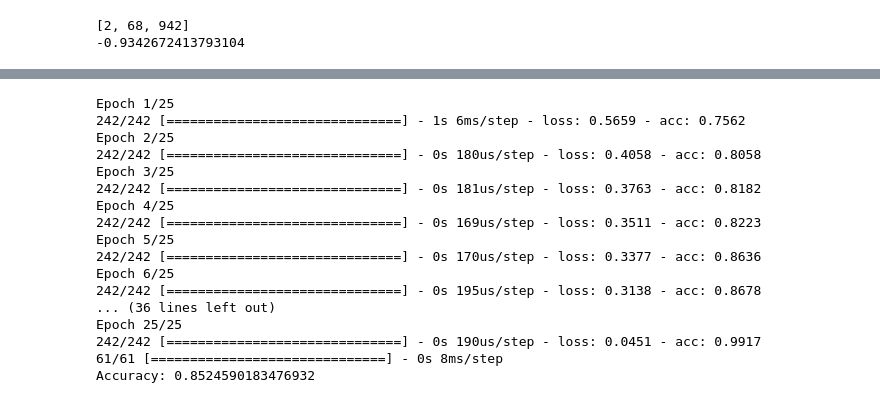
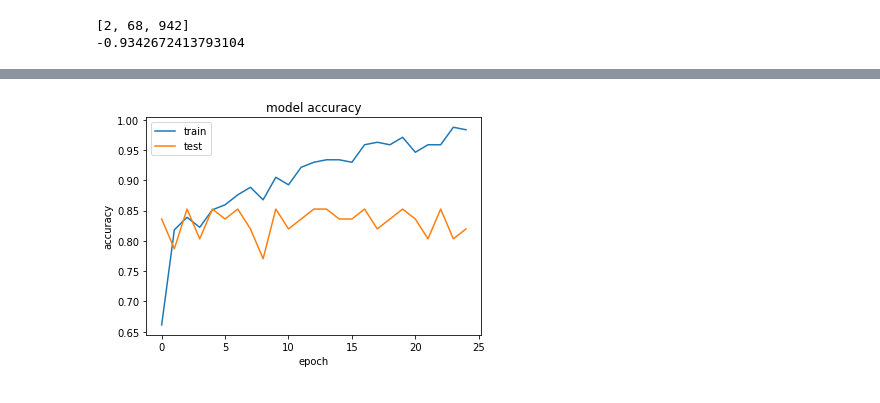
Before and after one commit to marcosrochedo/data-projects, a Jupyter notebook: heart-disease-predict/heart-disease-predict/heart-disease-kaggle.ipynb, the cells around one changed output, grey strips where cells are left out. Drawn from its saved outputs; the diff is of its cells as text; code cells hidden in the pictures.

```diff
--- a/heart-disease-predict/heart-disease-predict/heart-disease-kaggle.ipynb
+++ b/heart-disease-predict/heart-disease-predict/heart-disease-kaggle.ipynb
@@ -526,28 +526,19 @@ _________________________________________________________________
 # fit the model
 
 # Train my model for 20 epochs
-model.fit(X_train, y_train, epochs=25)
-
-# Evaluate my model accuracy on the test set
-accuracy = model.evaluate(X_test, y_test)[1]
-
-# Print accuracy
-print('Accuracy:',accuracy)
+history = model.fit(X_train, y_train, epochs=25, validation_data=(X_test, y_test))
-# %% [output]
-Epoch 1/25
-242/242 [==============================] - 1s 6ms/step - loss: 0.5659 - acc: 0.7562
-Epoch 2/25
-242/242 [==============================] - 0s 180us/step - loss: 0.4058 - acc: 0.8058
-Epoch 3/25
-242/242 [==============================] - 0s 181us/step - loss: 0.3763 - acc: 0.8182
-Epoch 4/25
-242/242 [==============================] - 0s 169us/step - loss: 0.3511 - acc: 0.8223
-Epoch 5/25
-242/242 [==============================] - 0s 170us/step - loss: 0.3377 - acc: 0.8636
-Epoch 6/25
-242/242 [==============================] - 0s 195us/step - loss: 0.3138 - acc: 0.8678
-... (36 lines left out)
-Epoch 25/25
-242/242 [==============================] - 0s 190us/step - loss: 0.0451 - acc: 0.9917
-61/61 [==============================] - 0s 8ms/step
-Accuracy: 0.8524590183476932
+# %%
+# Plot train vs test accuracy per epoch
+
+plt.figure()
+
+# Using the history metrics
+plt.plot(history.history['acc'])
+plt.plot(history.history['val_acc'])
+plt.title('model accuracy')
+plt.ylabel('accuracy')
+plt.xlabel('epoch')
+plt.legend(['train', 'test'], loc='upper left')
+plt.show()
+# %% [output]
+[figure, added]
```
Also changed, not shown: parts of 2 cells of this notebook.
